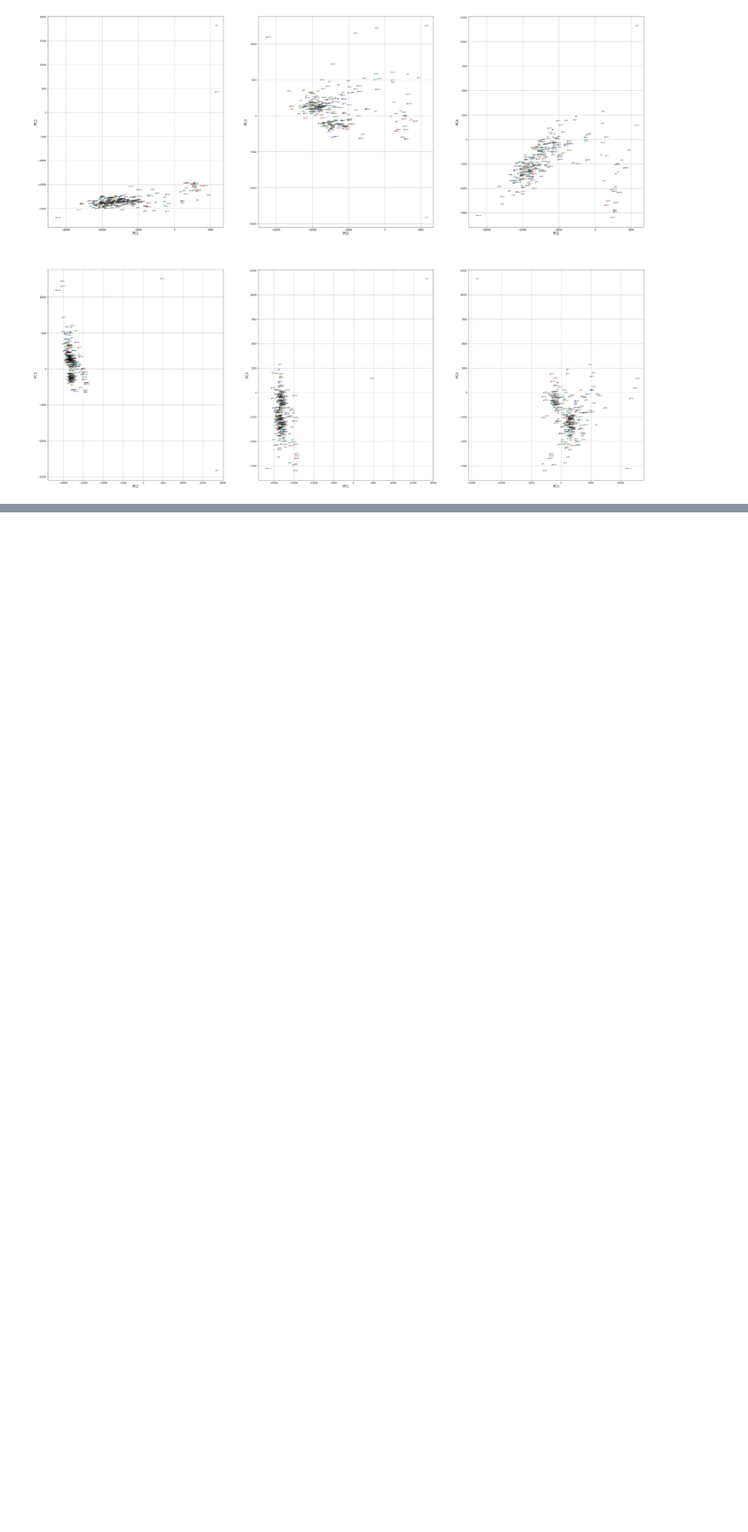
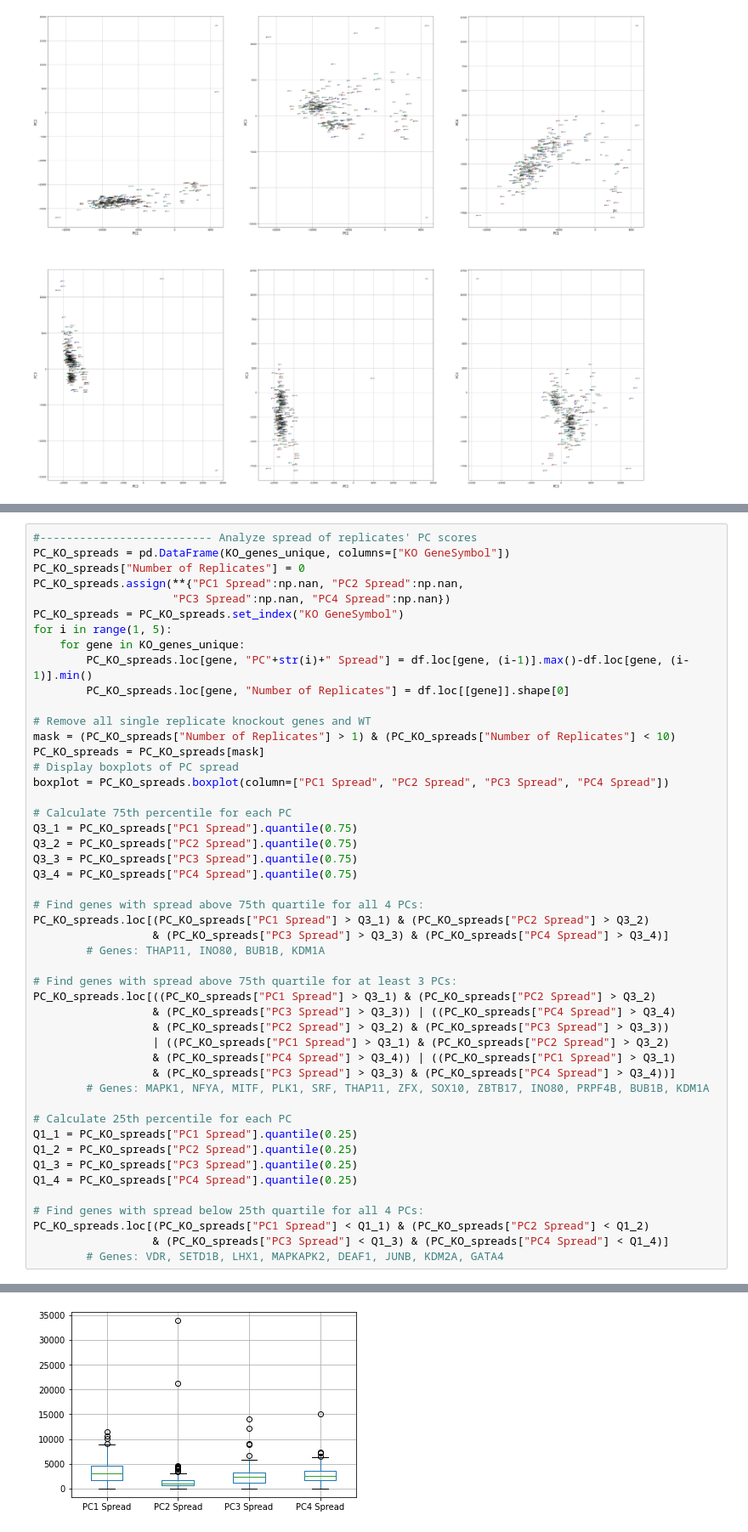
Before and after one commit to meyer-lab/DE-learning, a Jupyter notebook: de/scratchwork.ipynb, the cells around one changed output, grey strips where cells are left out. Shown at 85% size. Cells and saved outputs as stored; diff of their text form; blank space fills up the shorter version.

```diff
--- a/de/importData.ipynb
+++ b/de/scratchwork.ipynb
@@ -168,2 +186,51 @@ plt.savefig("PC2vPC1_all.png")
 # %% [output]
 [figure]
+# %%
+#-------------------------- Analyze spread of replicates' PC scores
+PC_KO_spreads = pd.DataFrame(KO_genes_unique, columns=["KO GeneSymbol"])
+PC_KO_spreads["Number of Replicates"] = 0
+PC_KO_spreads.assign(**{"PC1 Spread":np.nan, "PC2 Spread":np.nan,
+                     "PC3 Spread":np.nan, "PC4 Spread":np.nan})
+PC_KO_spreads = PC_KO_spreads.set_index("KO GeneSymbol")
+for i in range(1, 5):
+    for gene in KO_genes_unique:
+        PC_KO_spreads.loc[gene, "PC"+str(i)+" Spread"] = df.loc[gene, (i-1)].max()-df.loc[gene, (i-1)].min()
+        PC_KO_spreads.loc[gene, "Number of Replicates"] = df.loc[[gene]].shape[0]
+
+# Remove all single replicate knockout genes and WT
+mask = (PC_KO_spreads["Number of Replicates"] > 1) & (PC_KO_spreads["Number of Replicates"] < 10)
+PC_KO_spreads = PC_KO_spreads[mask]
+# Display boxplots of PC spread
+boxplot = PC_KO_spreads.boxplot(column=["PC1 Spread", "PC2 Spread", "PC3 Spread", "PC4 Spread"])
+
+# Calculate 75th percentile for each PC
+Q3_1 = PC_KO_spreads["PC1 Spread"].quantile(0.75)
+Q3_2 = PC_KO_spreads["PC2 Spread"].quantile(0.75)
+Q3_3 = PC_KO_spreads["PC3 Spread"].quantile(0.75)
+Q3_4 = PC_KO_spreads["PC4 Spread"].quantile(0.75)
+
+# Find genes with spread above 75th quartile for all 4 PCs:
+PC_KO_spreads.loc[(PC_KO_spreads["PC1 Spread"] > Q3_1) & (PC_KO_spreads["PC2 Spread"] > Q3_2)
+                  & (PC_KO_spreads["PC3 Spread"] > Q3_3) & (PC_KO_spreads["PC4 Spread"] > Q3_4)]
+        # Genes: THAP11, INO80, BUB1B, KDM1A
+
+# Find genes with spread above 75th quartile for at least 3 PCs:
+PC_KO_spreads.loc[((PC_KO_spreads["PC1 Spread"] > Q3_1) & (PC_KO_spreads["PC2 Spread"] > Q3_2)
+                  & (PC_KO_spreads["PC3 Spread"] > Q3_3)) | ((PC_KO_spreads["PC4 Spread"] > Q3_4)
+                  & (PC_KO_spreads["PC2 Spread"] > Q3_2) & (PC_KO_spreads["PC3 Spread"] > Q3_3))
+                  | ((PC_KO_spreads["PC1 Spread"] > Q3_1) & (PC_KO_spreads["PC2 Spread"] > Q3_2)
+                  & (PC_KO_spreads["PC4 Spread"] > Q3_4)) | ((PC_KO_spreads["PC1 Spread"] > Q3_1)
+                  & (PC_KO_spreads["PC3 Spread"] > Q3_3) & (PC_KO_spreads["PC4 Spread"] > Q3_4))]
+        # Genes: MAPK1, NFYA, MITF, PLK1, SRF, THAP11, ZFX, SOX10, ZBTB17, INO80, PRPF4B, BUB1B, KDM1A
+
+# Calculate 25th percentile for each PC
+Q1_1 = PC_KO_spreads["PC1 Spread"].quantile(0.25)
+Q1_2 = PC_KO_spreads["PC2 Spread"].quantile(0.25)
+Q1_3 = PC_KO_spreads["PC3 Spread"].quantile(0.25)
+Q1_4 = PC_KO_spreads["PC4 Spread"].quantile(0.25)
+
+# Find genes with spread below 25th quartile for all 4 PCs:
+PC_KO_spreads.loc[(PC_KO_spreads["PC1 Spread"] < Q1_1) & (PC_KO_spreads["PC2 Spread"] < Q1_2)
+                  & (PC_KO_spreads["PC3 Spread"] < Q1_3) & (PC_KO_spreads["PC4 Spread"] < Q1_4)]
+        # Genes: VDR, SETD1B, LHX1, MAPKAPK2, DEAF1, JUNB, KDM2A, GATA4
+# %% [output]
@@ -169,0 +247 @@ plt.savefig("PC2vPC1_all.png")
+[figure, added]
```
Also changed, not shown: parts of 9 cells of this notebook, 14 other files.
